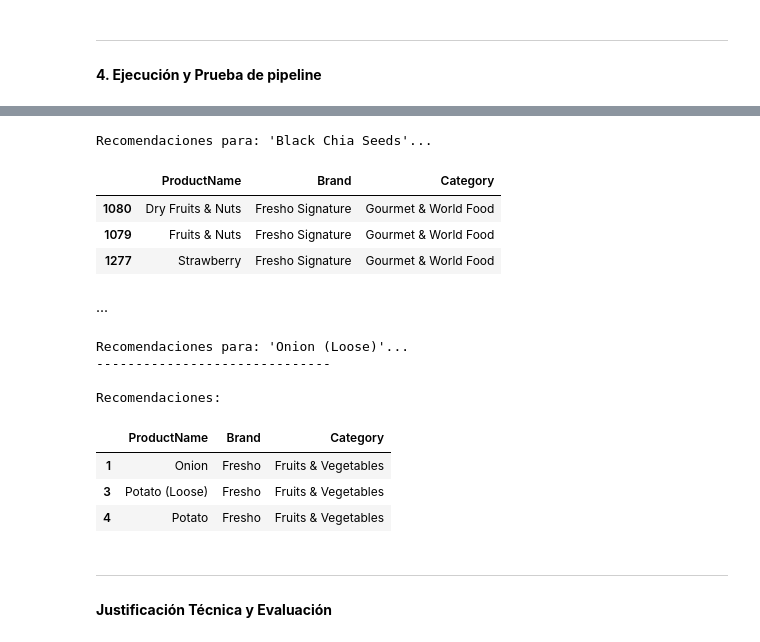
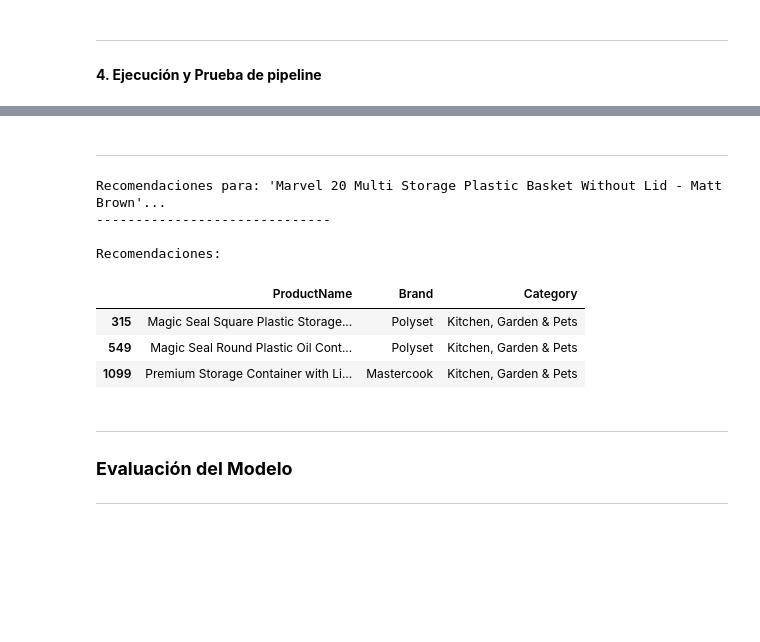
Before and after one commit to IvanFM888/PF-Quantum_Insights, a Jupyter notebook: modelos_recomendacion/pipelineNLP.ipynb, the cells around one changed output, grey strips where cells are left out. Saved outputs shown, nothing was run; the diff lists cells and outputs as text; code cells hidden in the pictures; blank space fills up the shorter version.

```diff
--- a/modelos_recomendacion/pipelineNLP.ipynb
+++ b/modelos_recomendacion/pipelineNLP.ipynb
@@ -86,31 +95,38 @@ ___
 # %%
 # Función para entrenar el pipeline
 def entrenar_pipeline(df):
-    # Vectorización de texto
-        # TF-IDF da peso alto a palabras únicas (ej: "iPhone") y bajo a palabras comunes (ej: "celular").
-        # stop_words='english' ayuda a limpiar ruido gramatical, elimina palabras que no aportan valor (el, la, the, and)
+    print("1. Iniciando vectorización TF-IDF...")
+
+    # Inicializar la herramienta para convertir texto en vectores numéricos
     tfidf = TfidfVectorizer(stop_words='english')
 
-    # Transformamos el texto a matriz de números
-    # Cada fila es un producto, cada columna es una palabra del vocabulario total.
+    # Transformar el texto de los productos en una matriz matemática
     matriz_tfidf = tfidf.fit_transform(df['perfil_texto'])
-    print(f"Matriz creada: {matriz_tfidf.shape} (Productos x Palabras)")
+    print(f"   Matriz creada: {matriz_tfidf.shape} (Productos x Palabras)")
     print("---"*10)
 
-    # Cálculo de similitud. Calculamos la distancia de todos contra todos
-    # 'linear_kernel' es equivalente a la Similitud del Coseno.
+    print("2. Calculando similitud del coseno...")
+    # Calcular la similitud matemática entre todos los pares de productos
     matriz_similitud = linear_kernel(matriz_tfidf, matriz_tfidf)
-        # Calcula el ángulo entre los vectores: si el ángulo es 0, son idénticos (similitud 1).
     print("---"*10)
 
-    # Guardamos la matriz en un archivo .pkl (pickle)
-    # Esto evita tener que recalcular la matriz cada vez que alguien usa la app.
-    nombre_archivo = 'modelo_recomendacion_v1.pkl'
+    print("3. Guardando modelo...")
+
+
+    # Construir la ruta subiendo un nivel (..) hacia la carpeta existente
+    nombre_archivo = os.path.join('..', 'modelos_entrenados', 'modelo_recomendacion_npl.pkl')
+
+    # Imprimir la ruta absoluta para verificar dónde se guardará
+    print(f"   Ruta destino: {os.path.abspath(nombre_archivo)}")
+
+    # Abrir el archivo en modo escritura binaria y guardar la matriz
     with open(nombre_archivo, 'wb') as f:
         pickle.dump(matriz_similitud, f)
-    print(f"Modelo guardado en '{nombre_archivo}'")
+
+    print(f"✅ Modelo guardado exitosamente.")
+
     return matriz_similitud
 
-# Entrenamos el pipeline y guardamos el resultado en memoria
+# Ejecutar el entrenamiento y almacenar el resultado en memoria
 matriz_entrenada = entrenar_pipeline(df_productos)
 # %% [output]
@@ -202,38 +238,27 @@ Productos encontrados con 'Chia Seeds': 3
-# %%
-# Ejemplo: si encontraste 'Green Tea' en la búsqueda
-producto_seleccionado = 'Black Chia Seeds'
-
-recomendaciones = obtener_recomendaciones(producto_seleccionado, df_productos, matriz_entrenada)
-display(recomendaciones)
-# %% [output]
-Recomendaciones para: 'Black Chia Seeds'...
-|  | ProductName | Brand | Category |
-| 1080 | Dry Fruits & Nuts | Fresho Signature | Gourmet & World Food |
-| 1079 | Fruits & Nuts | Fresho Signature | Gourmet & World Food |
-| 1277 | Strawberry | Fresho Signature | Gourmet & World Food |
 # %% [markdown]
-...
+___
 # %%
 # Prueba 2
 
 # Elegimos un producto al azar para probar
-producto_ejemplo = df_productos['ProductName'].iloc[0] # <-- cambia el producto
+producto_ejemplo = df_productos['ProductName'].iloc[100] # <-- cambia el producto
 
 
 # Llamamos a la función pasando el producto, la base de datos y la matriz matemática
 recomendaciones = obtener_recomendaciones(producto_ejemplo, df_productos, matriz_entrenada)
 print("---"*10)
 print("\nRecomendaciones:")
 display(recomendaciones)
 # %% [output]
-Recomendaciones para: 'Onion (Loose)'...
+Recomendaciones para: 'Marvel 20 Multi Storage Plastic Basket Without Lid - Matt Brown'...
 ------------------------------
 
 Recomendaciones:
 |  | ProductName | Brand | Category |
-| 1 | Onion | Fresho | Fruits & Vegetables |
-| 3 | Potato (Loose) | Fresho | Fruits & Vegetables |
-| 4 | Potato | Fresho | Fruits & Vegetables |
+| 315 | Magic Seal Square Plastic Storage... | Polyset | Kitchen, Garden & Pets |
+| 549 | Magic Seal Round Plastic Oil Cont... | Polyset | Kitchen, Garden & Pets |
+| 1099 | Premium Storage Container with Li... | Mastercook | Kitchen, Garden & Pets |
-# %% [markdown]
-___
-#### **Justificación Técnica y Evaluación**
+# %% [markdown]
+___
+### **Evaluación del Modelo**
+___
```
Also changed, not shown: parts of 9 cells of this notebook, 10 other files.
